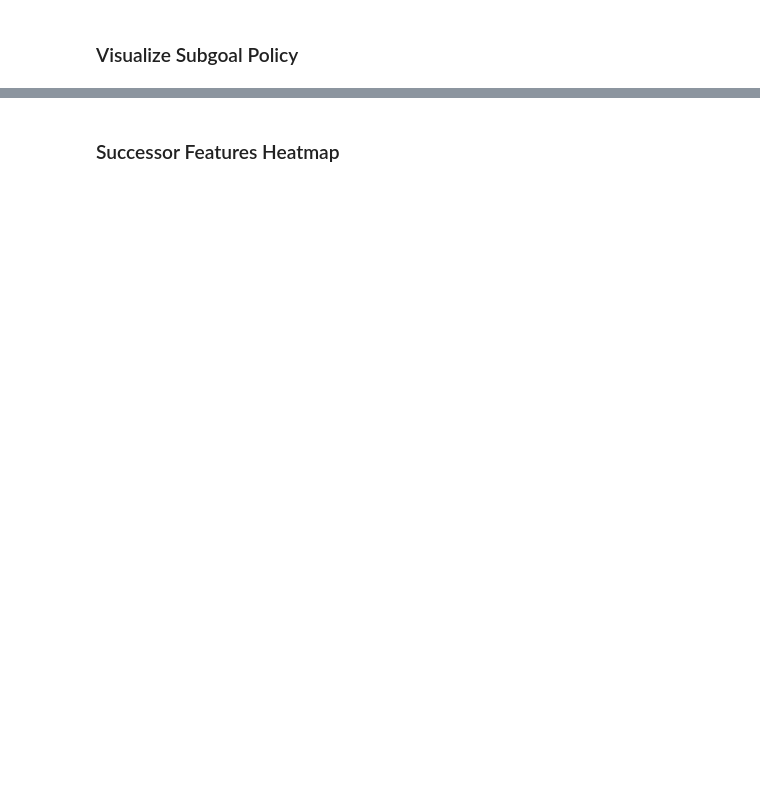
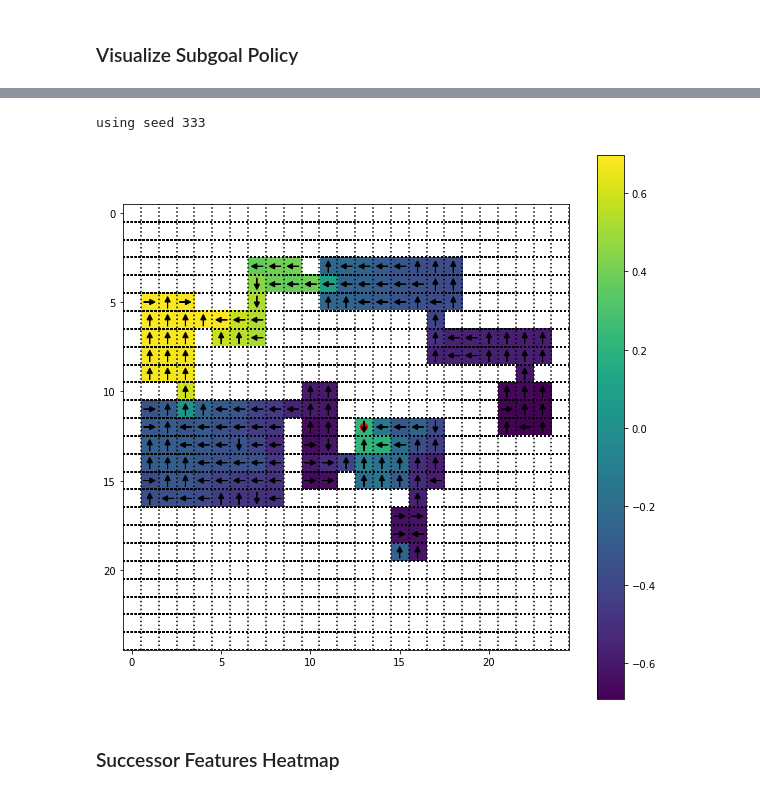
Before and after one commit to 2016choang/sfl, a Jupyter notebook: playground/new-envs.ipynb, the cells around one changed output, grey strips where cells are left out. Cells and saved outputs as stored; diff of their text form; code cells hidden in the pictures; blank space fills up the shorter version.

```diff
--- a/playground/new-envs.ipynb
+++ b/playground/new-envs.ipynb
@@ -149,5 +104,2 @@ A[agent_pos] = 1
-# %%
-obs[agent_pos] = (1, 1, 1)
-plt.imshow(obs)
 # %% [markdown]
 ### Visualize Subgoal Policy
@@ -245,3 +189,13 @@ plt.colorbar()
+# %%
+# true distance landmark graph
+subgoal = (13, 12)
+run = '20200503/multiroom/run_2'
+itr = 200000
+itr -= 1
+visualize_subgoal_policy(run, itr, subgoal)
+# %% [output]
+using seed 333
+[figure, added]
 # %% [markdown]
 ### Successor Features Heatmap
 # %%
```
Also changed, not shown: parts of 36 cells of this notebook, 13 other files.
